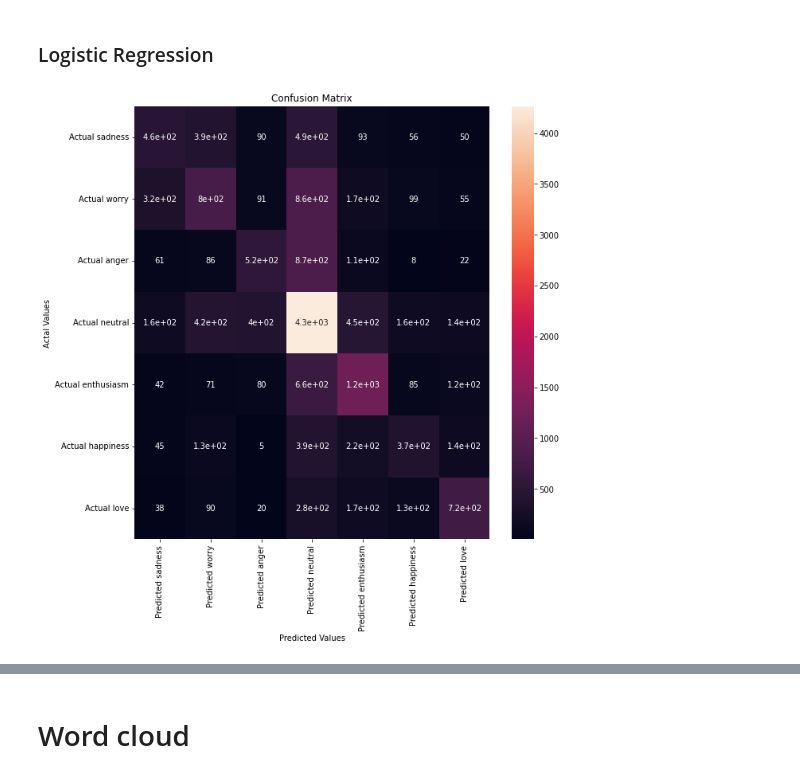
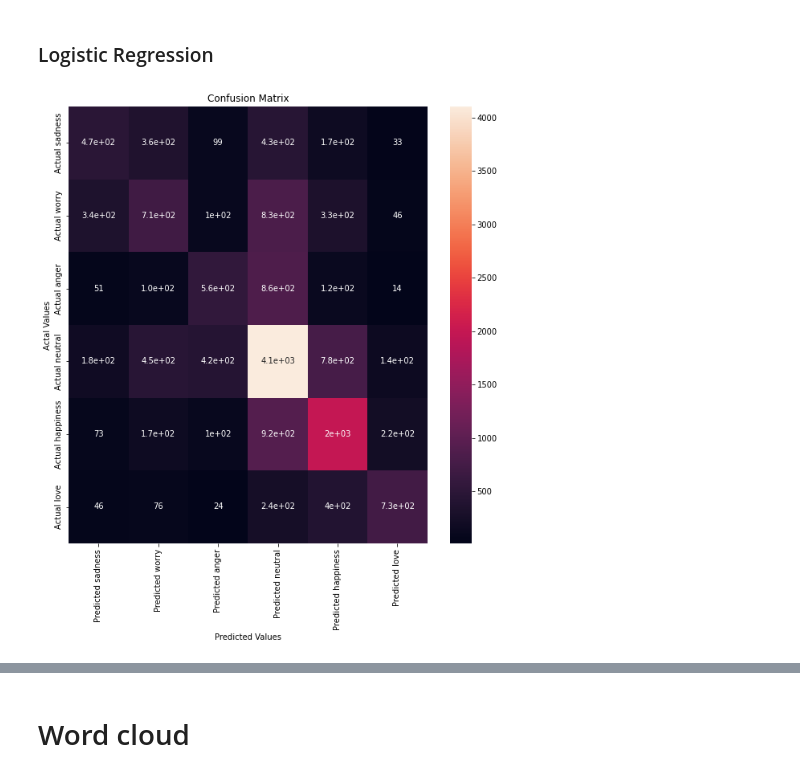
Before and after one commit to Sarahhabbi/EmotionAnalysis, a Jupyter notebook: src/model.ipynb, the cells around one changed output, grey strips where cells are left out. Cells and saved outputs as stored; diff of their text form; code cells hidden in the pictures.

```diff
--- a/src/model.ipynb
+++ b/src/model.ipynb
@@ -52,6 +54,19 @@ from tweet import get_tweets
 # %% [output]
 [nltk_data] Downloading package stopwords to /Users/habbi/nltk_data...
 [nltk_data]   Package stopwords is already up-to-date!
+# %%
+def plot_confusion_matrix(y_test, y_pred):
+    labels = unique_labels(y_test)
+    column = [f'Predicted {number_to_sentiment[label]}' for label in labels]
+    indices = [f'Actual {number_to_sentiment[label]}' for label in labels]
+    table = pd.DataFrame(confusion_matrix(y_test, y_pred), columns = column, index = indices)
+
+    plt.figure(figsize=(10,10))
+    sns.heatmap(table, annot=True)
+    plt.title('Confusion Matrix')
+    plt.ylabel('Actal Values')
+    plt.xlabel('Predicted Values')
+    plt.show()
 # %% [markdown]
 ## Read and Load the Dataset
 # %%
@@ -112,8 +123,8 @@ sentiment_to_number = {
     "anger" :	2,
     "neutral" : 3,
     "enthusiasm" : 4,
-    "happiness": 5,
-    "love" : 6
+    "happiness": 4,
+    "love" : 5
 }
 
 data_preprocessed['sentiment'] = data_preprocessed['sentiment'].replace(to_replace = sentiment_to_number)
@@ -140,18 +155,5 @@ No. of feature_words:  306051
 # %% [markdown]
 ## MODEL BUILDING
-# %%
-def plot_confusion_matrix(y_test, y_pred):
-    labels = unique_labels(y_test)
-    column = ["Predicted {}".format(number_to_sentiment[label]) for label in labels]
-    indices = ["Actual {}".format(number_to_sentiment[label]) for label in labels]
-    table = pd.DataFrame(confusion_matrix(y_test, y_pred), columns = column, index = indices)
-
-    plt.figure(figsize=(10,10))
-    sns.heatmap(table, annot=True)
-    plt.title('Confusion Matrix')
-    plt.ylabel('Actal Values')
-    plt.xlabel('Predicted Values')
-    plt.show()
 # %%
 BNBmodel = BernoulliNB()
 BNBmodel.fit(X_train, y_train)
@@ -187,6 +193,6 @@ filename = 'lr_model.sav'
 pickle.dump(LRmodel, open(filename, 'wb'))
 # %%
 # confusion matrix
-#plot_confusion_matrix(y_test, y_pred3)
+plot_confusion_matrix(y_test, y_pred3)
 # %% [output]
-[figure, old version]
+[figure, new version]
```
Also changed, not shown: parts of 24 cells of this notebook, 6 other files.
